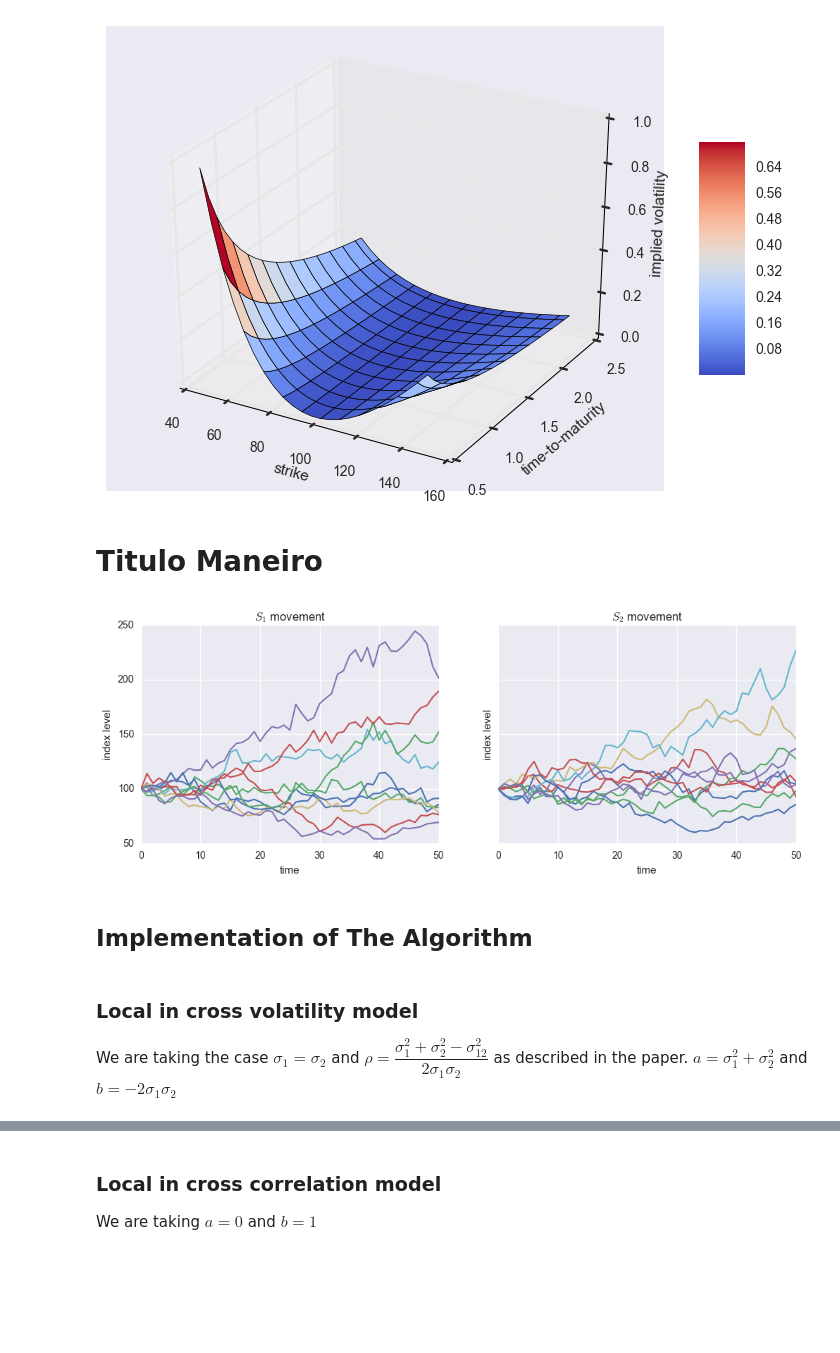
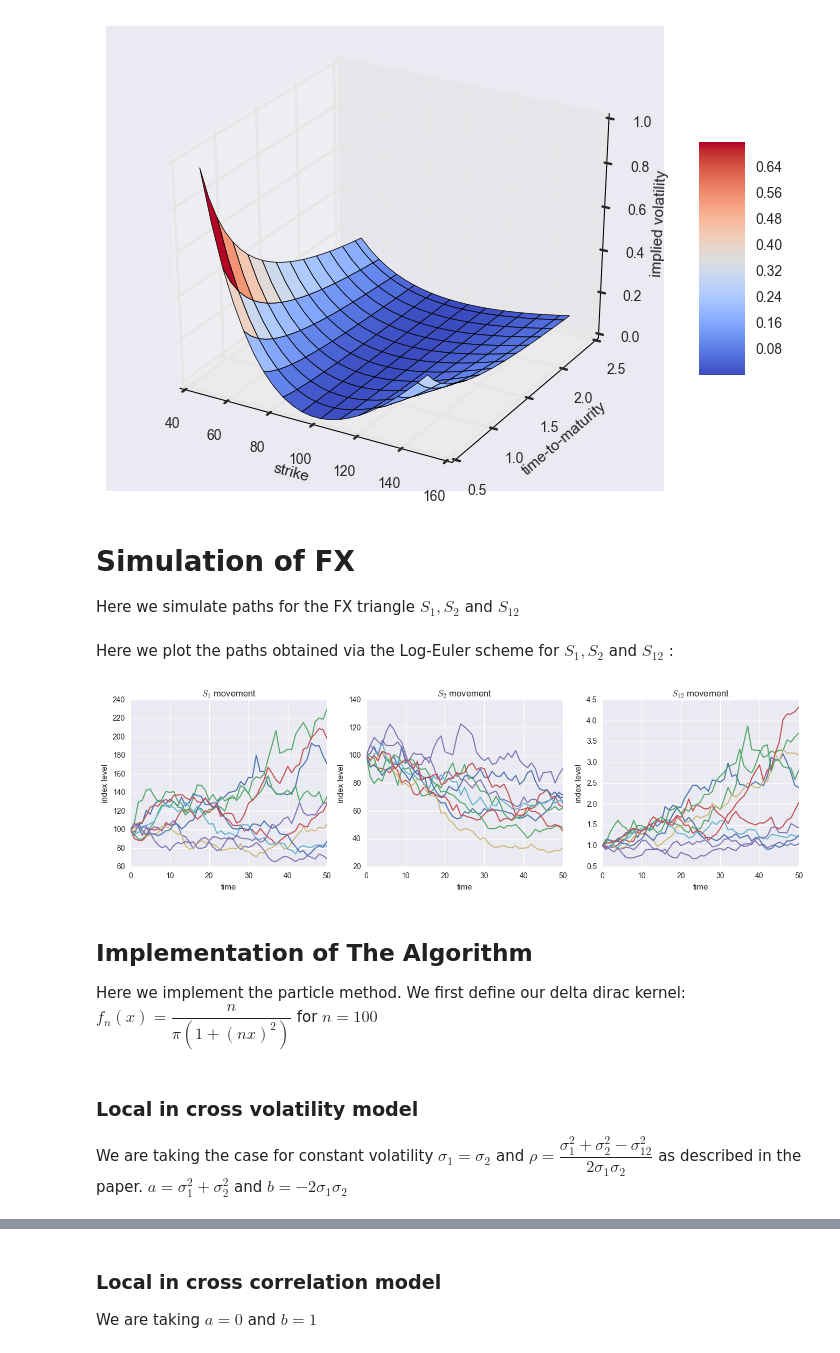
Before and after one commit to FelipeAndresG/FX-triangle, a Jupyter notebook: Code/FX_calibration.ipynb, the cells around one changed output, grey strips where cells are left out. Saved outputs shown, nothing was run; the diff lists cells and outputs as text; code cells hidden in the pictures; blank space fills up the shorter version.

```diff
--- a/Code/FX_calibration.ipynb
+++ b/Code/FX_calibration.ipynb
@@ -86,12 +86,13 @@ fig.colorbar(surf, shrink=0.5, aspect=5)
 # %% [output]
 <matplotlib.colorbar.Colorbar at 0x...>
 [figure]
-# %% [markdown]
-# Titulo Maneiro
+# %% [markdown]
+# Simulation of FX
+Here we simulate paths for the FX triangle $S_1, S_2$ and $S_{12}$
 # %%
 # Data simulation
-S0, S0_ = 100, 100 # initial value
-r = 0.05  # constant short rate
+S0, S0_, S0__ = 100.0, 100.0, 1.0 # initial value
+r1, r2, rd = 0.5, 0.8, 0.6  # constant short rate
 sigma1, sigma2 = 0.25, 0.25  # constant volatility
 T = 2.0  # time in years
 M = 50 # maturity
@@ -105,31 +106,40 @@ S_1[0] = S0
 S_2[0] = S0_
 
 for t in range(1, M + 1):
-    S_1[t] = S_1[t - 1] * np.exp((r - 0.5 * sigma ** 2) * dt
+    S_1[t] = S_1[t - 1] * np.exp((rd - r1 ) * dt
             + sigma1 * np.sqrt(dt) * npr.standard_normal(I))
-    S_2[t] = S_2[t - 1] * np.exp((r - 0.5 * sigma ** 2) * dt
+    S_2[t] = S_2[t - 1] * np.exp((rd - r2) * dt
             + sigma2 * np.sqrt(dt) * npr.standard_normal(I))
 
 S_12 = S_1 / S_2
+# %% [markdown]
+Here we plot the paths obtained via the Log-Euler scheme for $S_1, S_2$ and $S_{12}$ :
 # %%
-f, (ax1, ax2) = plt.subplots(1, 2, sharey=True)
-f.set_size_inches(12, 4)
+f, (ax1, ax2, ax3) = plt.subplots(1, 3, sharey=False)
+f.set_size_inches(16, 4)
 
 ax1.plot(S_1[:, :10], lw=1.5)
 ax1.set_xlabel('time')
 ax1.set_ylabel('index level')
 ax1.set_title('$S_1$ movement')
 ax1.grid(True)
 
 ax2.plot(S_2[:, :10], lw=1.5)
 ax2.set_xlabel('time')
 ax2.set_ylabel('index level')
 ax2.set_title('$S_2$ movement')
 ax2.grid(True)
+
+ax3.plot(S_12[:, :10], lw=1.5)
+ax3.set_xlabel('time')
+ax3.set_ylabel('index level')
+ax3.set_title('$S_{12}$ movement')
+ax3.grid(True)
 # %% [output]
-[figure, old version]
+[figure, new version]
-# %% [markdown]
-## Implementation of The Algorithm
+# %% [markdown]
+## Implementation of The Algorithm
+Here we implement the particle method. We first define our delta dirac kernel: $f_n(x) = \dfrac{n}{\pi (1 + (nx)^2)}$ for $n=100$
 # %%
 from scipy.interpolate import interp1d
 # Approximation of Delta dirac function
@@ -138,7 +148,7 @@ def delta(x):
     return n / (1 + (n * x) ** 2) / np.pi
 # %% [markdown]
 ### Local in cross volatility model
-We are taking the case $\sigma_1 = \sigma_2 $ and $\rho=\dfrac{\sigma_1^2 + \sigma_2^2 - \sigma_{12}^2}{2 \sigma_1 \sigma_2}$ as described in the paper. $a = \sigma_1^2 + \sigma_2^2$ and $b = -2 \sigma_1 \sigma_2$
+We are taking the case for constant volatility $\sigma_1 = \sigma_2 $ and $\rho=\dfrac{\sigma_1^2 + \sigma_2^2 - \sigma_{12}^2}{2 \sigma_1 \sigma_2}$ as described in the paper. $a = \sigma_1^2 + \sigma_2^2$ and $b = -2 \sigma_1 \sigma_2$
 # %%
 # Definition of Parameters
 k = 1
```
Also changed, not shown: parts of 39 cells of this notebook, 46 other files.
